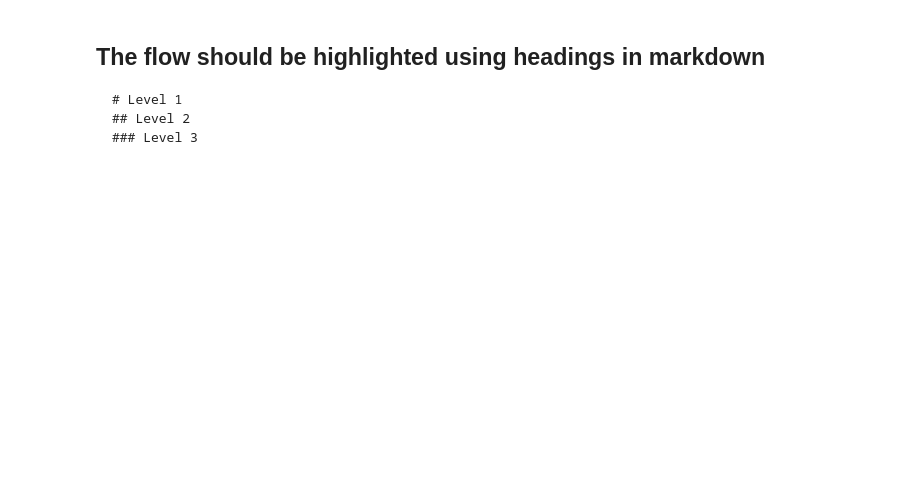
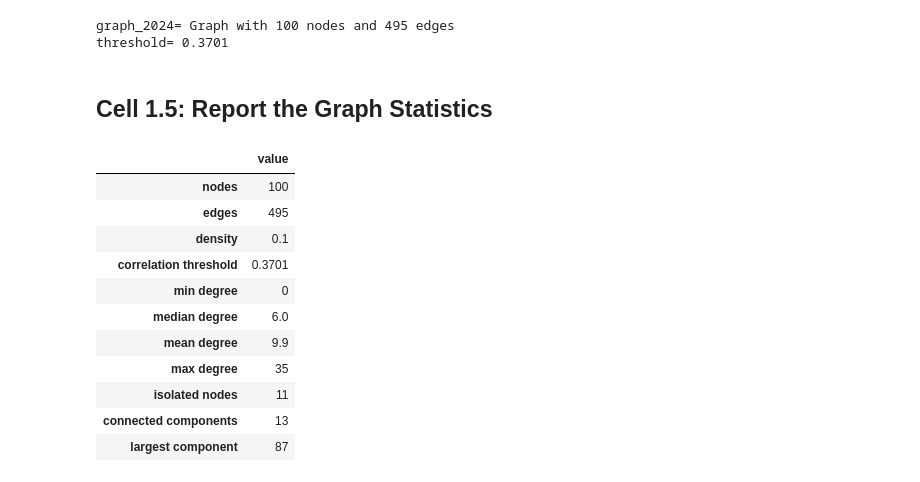
Before and after one commit to umdHSacks/gpsaggese.github.io, a Jupyter notebook: class_project/data605/Fall2026/projects/UmdTask959_DATA605_Fall2026_NetworkX_Link_Prediction_in_a_Stock_Correlation_Network/networkx.example.ipynb, the cells around one changed output. Cells and saved outputs as stored; diff of their text form; code cells hidden in the pictures; blank space fills up the shorter version.

````diff
--- a/class_project/data605/Fall2026/projects/UmdTask959_DATA605_Fall2026_NetworkX_Link_Prediction_in_a_Stock_Correlation_Network/networkx.example.ipynb
+++ b/class_project/data605/Fall2026/projects/UmdTask959_DATA605_Fall2026_NetworkX_Link_Prediction_in_a_Stock_Correlation_Network/networkx.example.ipynb
@@ -66,51 +100,35 @@ Each notebook needs to follow a clear and logical flow, e.g:
 # %%
-class Template:
-    """
-    Brief imperative description of what the class does in one line, if needed.
-    """
+# Map each ticker to its GICS sector.
+sectors = constituents.set_index("Symbol")["GICS Sector"]
+# Link the 10% of the pairs with the highest correlation.
+graph_2024 = utils.build_correlation_graph(corr_2024, sectors, 0.1)
 
-    def __init__(self) -> None:
-        """
-        Initialize the Template class.
-        """
-        pass
-
-    def method1(self, arg1: int) -> None:
-        """
-        Brief imperative description of what the method does in one line.
-
-        You can elaborate more in the method docstring in this section, for e.g. explaining
-        the formula/algorithm. Every method/function should have a docstring, typehints and include the
-        parameters and return as follows:
-
-        :param arg1: description of arg1
-        :return: description of return
-        """
-        # Code blocks go here.
-        # Make sure to include comments to explain what the code is doing.
-        # No empty lines between code blocks.
-        pass
-
-
-def template_function(arg1: int) -> None:
-    """
-    Brief imperative description of what the function does in one line.
-
-    You can elaborate more in the function docstring in this section, for e.g. explaining
-    the formula/algorithm. Every function should have a docstring, typehints and include the
-    parameters and return as follows:
-
-    :param arg1: description of arg1
-    :return: description of return
-    """
-    # Code blocks go here.
-    # Make sure to include comments to explain what the code is doing.
-    # No empty lines between code blocks.
-    pass
+print("graph_2024=", graph_2024)
+print("threshold=", round(graph_2024.graph["threshold"], 4))
+# Outcome: 100 nodes and 495 edges; every linked pair has a correlation of at
+# least the printed threshold.
+# %% [output]
+graph_2024= Graph with 100 nodes and 495 edges
+threshold= 0.3701
 # %% [markdown]
-## The flow should be highlighted using headings in markdown
-```
-# Level 1
-## Level 2
-### Level 3
-```
+## Cell 1.5: Report the Graph Statistics
+# %%
+# Summarize the size, density, and degree distribution of the graph.
+stats_2024 = utils.compute_graph_stats(graph_2024)
+
+display(stats_2024)
+# Outcome: density 0.1, a median degree below the mean, 11 isolated tickers,
+# and one large component.
+# %% [output]
+|  | value |
+| nodes | 100 |
+| edges | 495 |
+| density | 0.1 |
+| correlation threshold | 0.3701 |
+| min degree | 0 |
+| median degree | 6.0 |
+| mean degree | 9.9 |
+| max degree | 35 |
+| isolated nodes | 11 |
+| connected components | 13 |
+| largest component | 87 |
````
Also changed, not shown: parts of 19 cells of this notebook, 5 other files.
